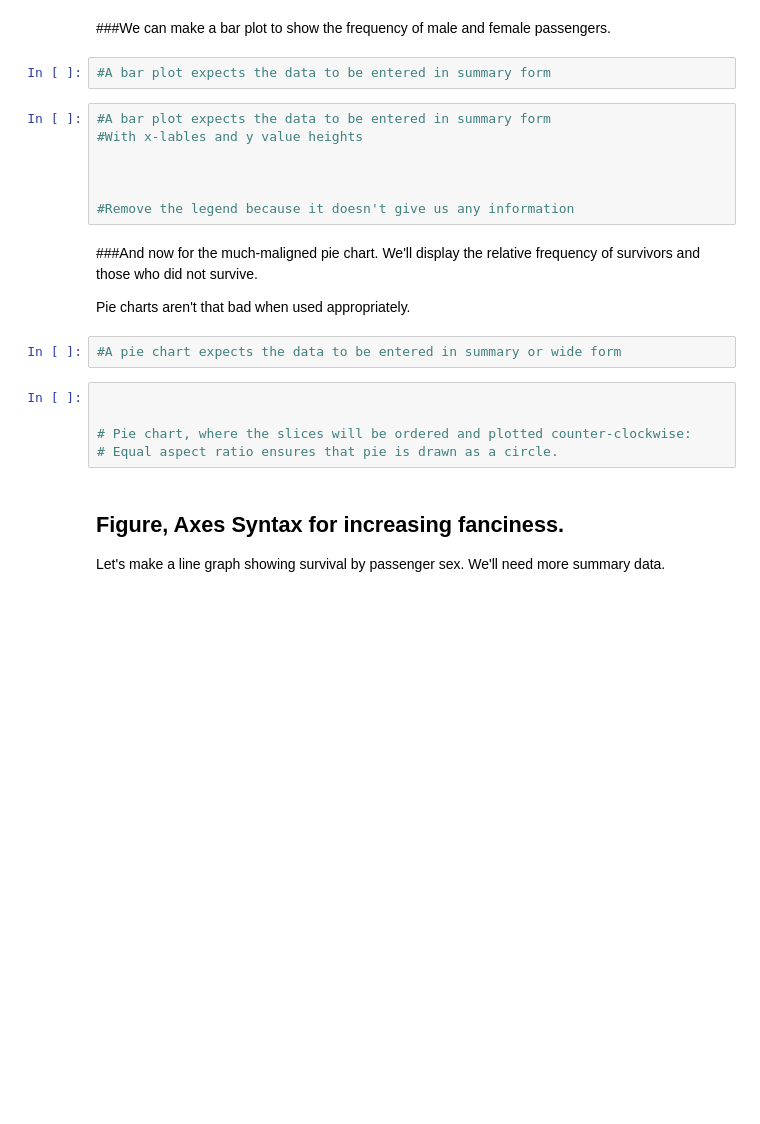
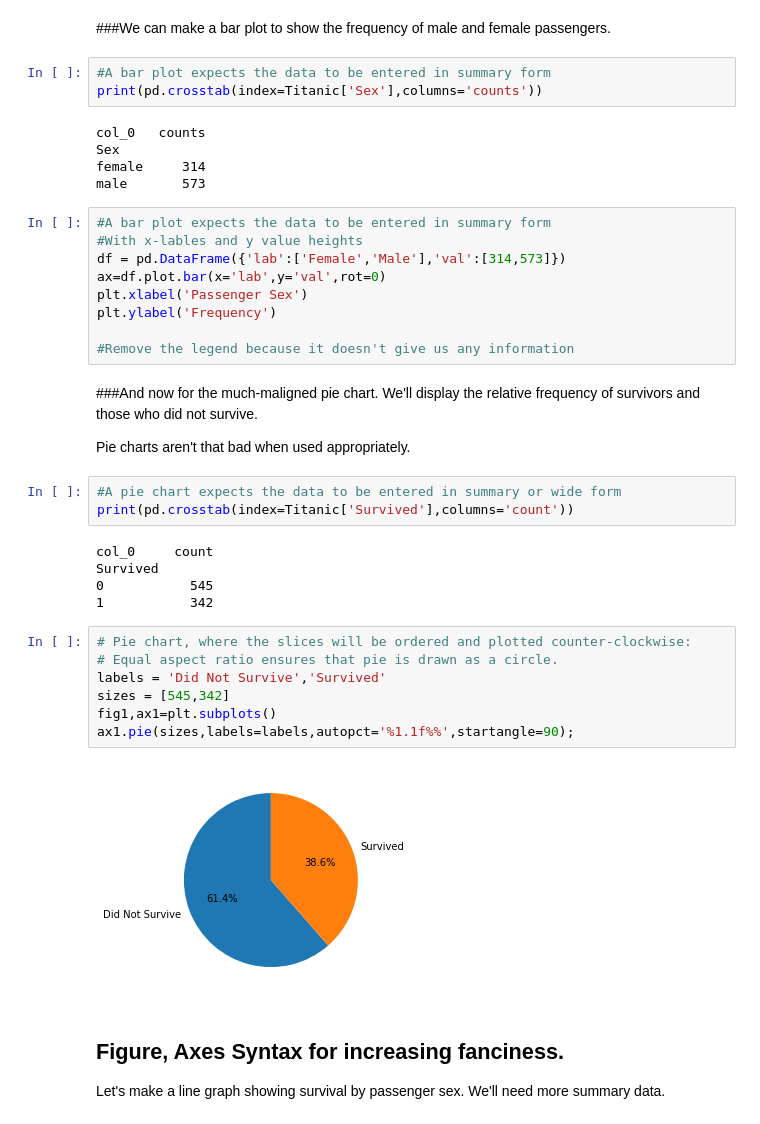
Before and after one commit to mariokart345/DS-Unit-1-Sprint-1-Data-Wrangling-and-Storytelling, a Jupyter notebook: module4-make-explanatory-visualizations/LS_DS_114_Make_Explanatory_Visualizations.ipynb, the cells around one changed output. Cells and saved outputs as stored; diff of their text form; blank space fills up the shorter version.

```diff
--- a/module4-make-explanatory-visualizations/LS_DS_114_Make_Explanatory_Visualizations.ipynb
+++ b/module4-make-explanatory-visualizations/LS_DS_114_Make_Explanatory_Visualizations.ipynb
@@ -262,11 +302,19 @@ We can see clearly here that there weren't really any female passengers who were
 ###We can make a bar plot to show the frequency of male and female passengers.
 # %%
 #A bar plot expects the data to be entered in summary form
+print(pd.crosstab(index=Titanic['Sex'],columns='counts'))
+# %% [output]
+col_0   counts
+Sex
+female     314
+male       573
 # %%
 #A bar plot expects the data to be entered in summary form
 #With x-lables and y value heights
-
-
+df = pd.DataFrame({'lab':['Female','Male'],'val':[314,573]})
+ax=df.plot.bar(x='lab',y='val',rot=0)
+plt.xlabel('Passenger Sex')
+plt.ylabel('Frequency')
 
 #Remove the legend because it doesn't give us any information
 # %% [markdown]
@@ -275,11 +323,21 @@ We can see clearly here that there weren't really any female passengers who were
 Pie charts aren't that bad when used appropriately.
 # %%
 #A pie chart expects the data to be entered in summary or wide form
+print(pd.crosstab(index=Titanic['Survived'],columns='count'))
+# %% [output]
+col_0     count
+Survived
+0           545
+1           342
 # %%
-
-
 # Pie chart, where the slices will be ordered and plotted counter-clockwise:
 # Equal aspect ratio ensures that pie is drawn as a circle.
+labels = 'Did Not Survive','Survived'
+sizes = [545,342]
+fig1,ax1=plt.subplots()
+ax1.pie(sizes,labels=labels,autopct='%1.1f%%',startangle=90);
+# %% [output]
+[figure, added]
 # %% [markdown]
 ## Figure, Axes Syntax for increasing fanciness.
 
```
Also changed, not shown: parts of 10 cells of this notebook.
